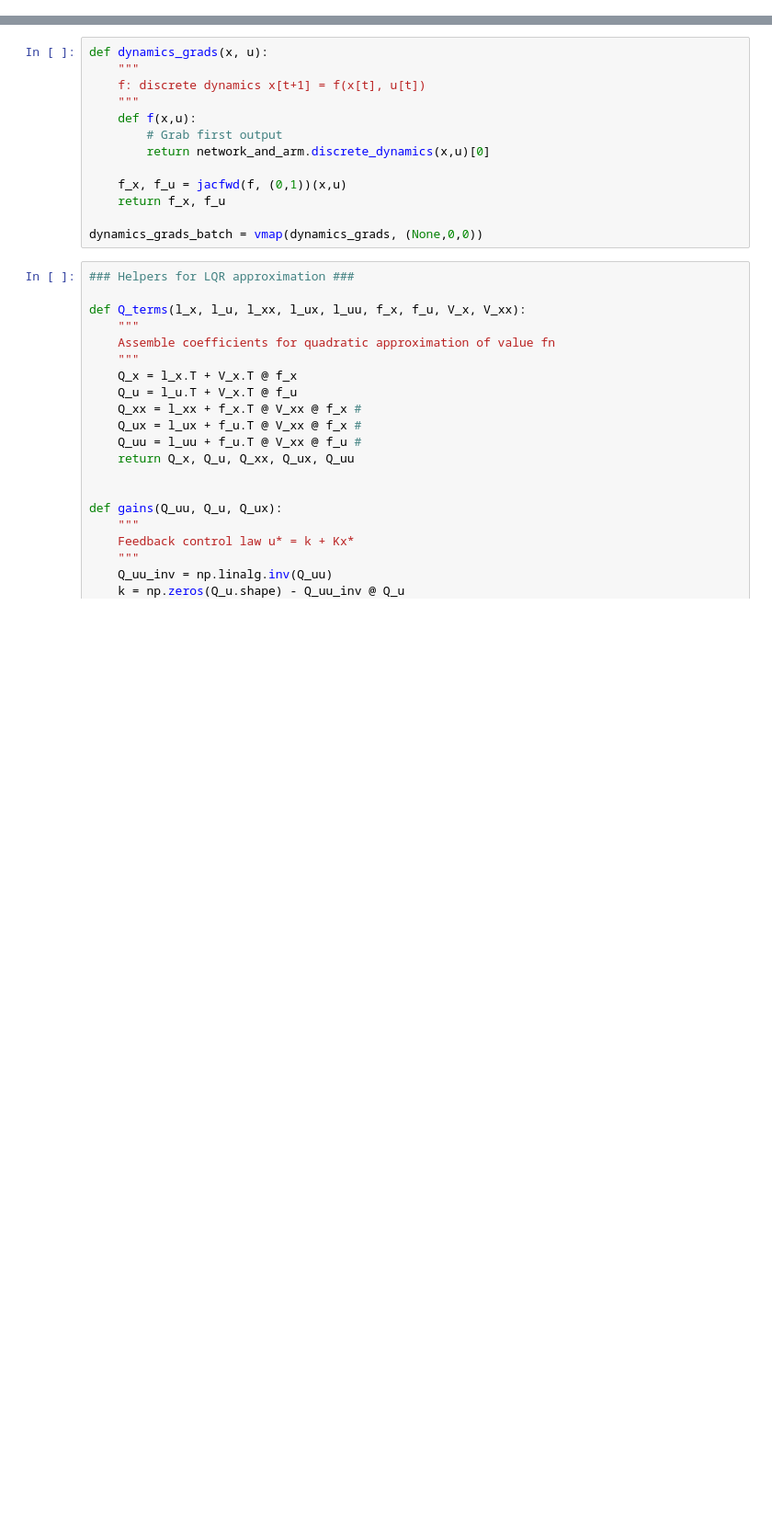
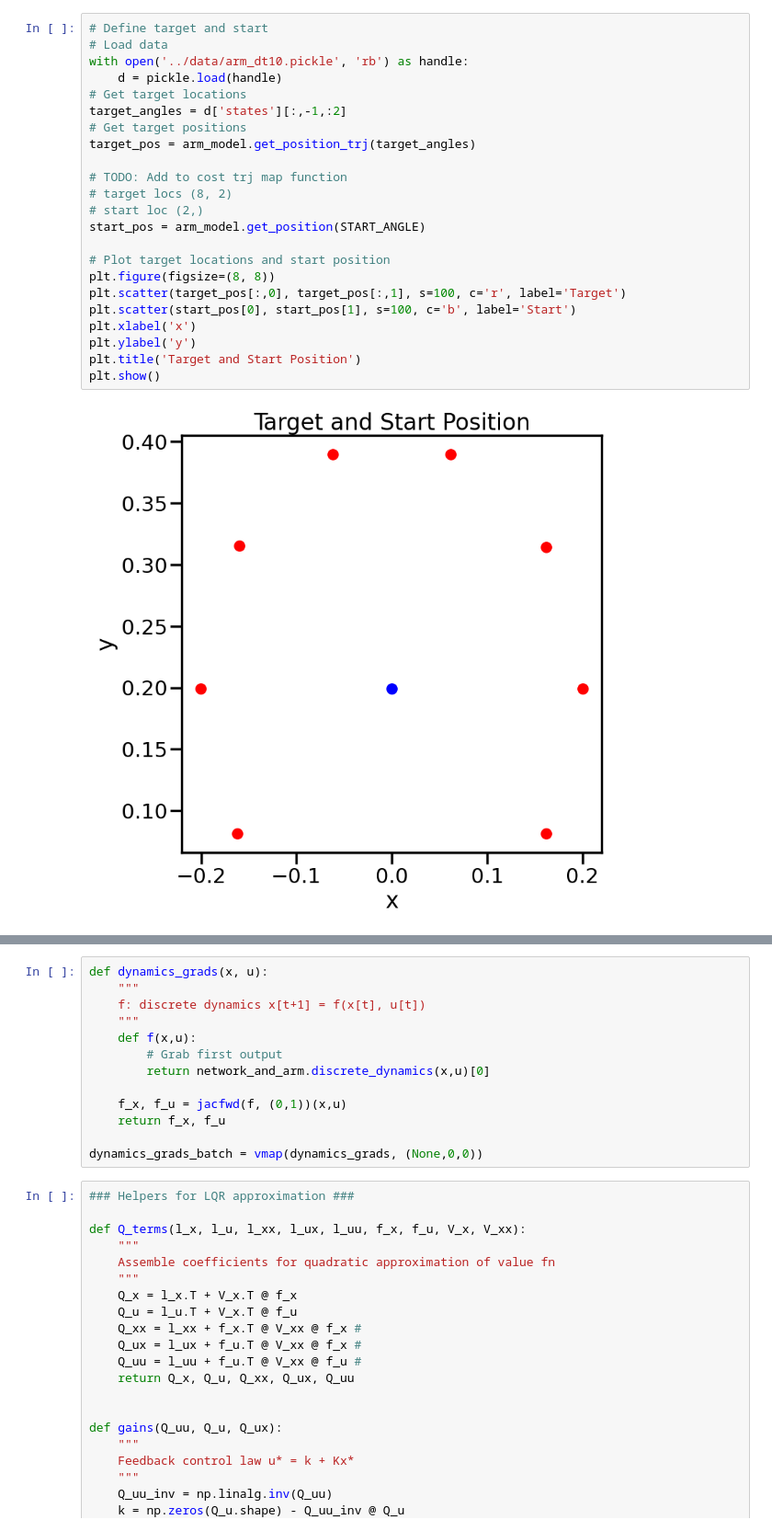
Before and after one commit to bbhaduri/iLQR-jax, a Jupyter notebook: notebooks/ilqr_network_arm.ipynb, the cells around one changed output, grey strips where cells are left out. Shown: that part at 92% size. Saved outputs shown, nothing was run; the diff lists cells and outputs as text; blank space fills up the shorter version.

```diff
--- a/notebooks/ilqr_network_arm.ipynb
+++ b/notebooks/ilqr_network_arm.ipynb
@@ -54 +116,26 @@ cost_trj_batch = vmap(cost_trj, (0,0,0,None))
+# %%
+# Define target and start
+# Load data
+with open('../data/arm_dt10.pickle', 'rb') as handle:
+    d = pickle.load(handle)
+# Get target locations
+target_angles = d['states'][:,-1,:2]
+# Get target positions
+target_pos = arm_model.get_position_trj(target_angles)
+
+# TODO: Add to cost trj map function
+# target locs (8, 2)
+# start loc (2,)
+start_pos = arm_model.get_position(START_ANGLE)
+
+# Plot target locations and start position
+plt.figure(figsize=(8, 8))
+plt.scatter(target_pos[:,0], target_pos[:,1], s=100, c='r', label='Target')
+plt.scatter(start_pos[0], start_pos[1], s=100, c='b', label='Start')
+plt.xlabel('x')
+plt.ylabel('y')
+plt.title('Target and Start Position')
+plt.show()
+# %% [output]
+[figure, added]
 # %%
```
Also changed, not shown: parts of 40 cells of this notebook, 1 other file.
